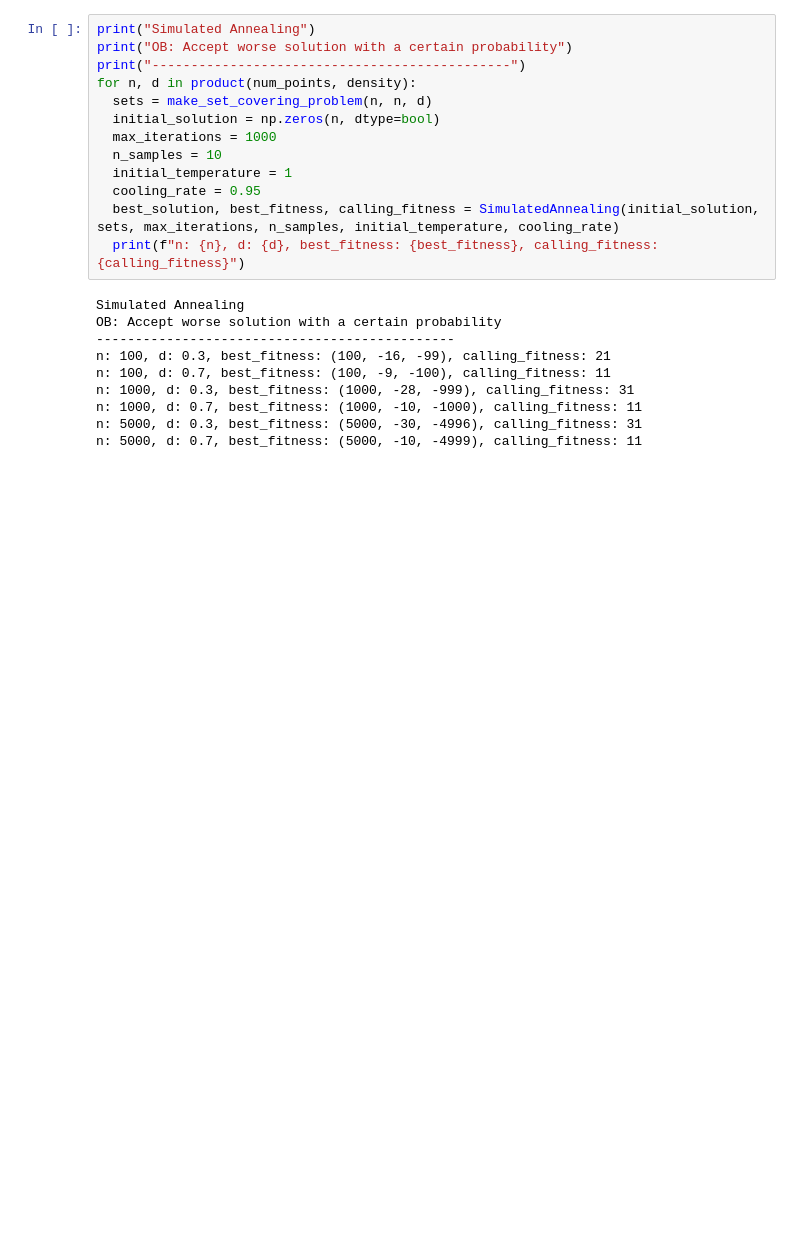
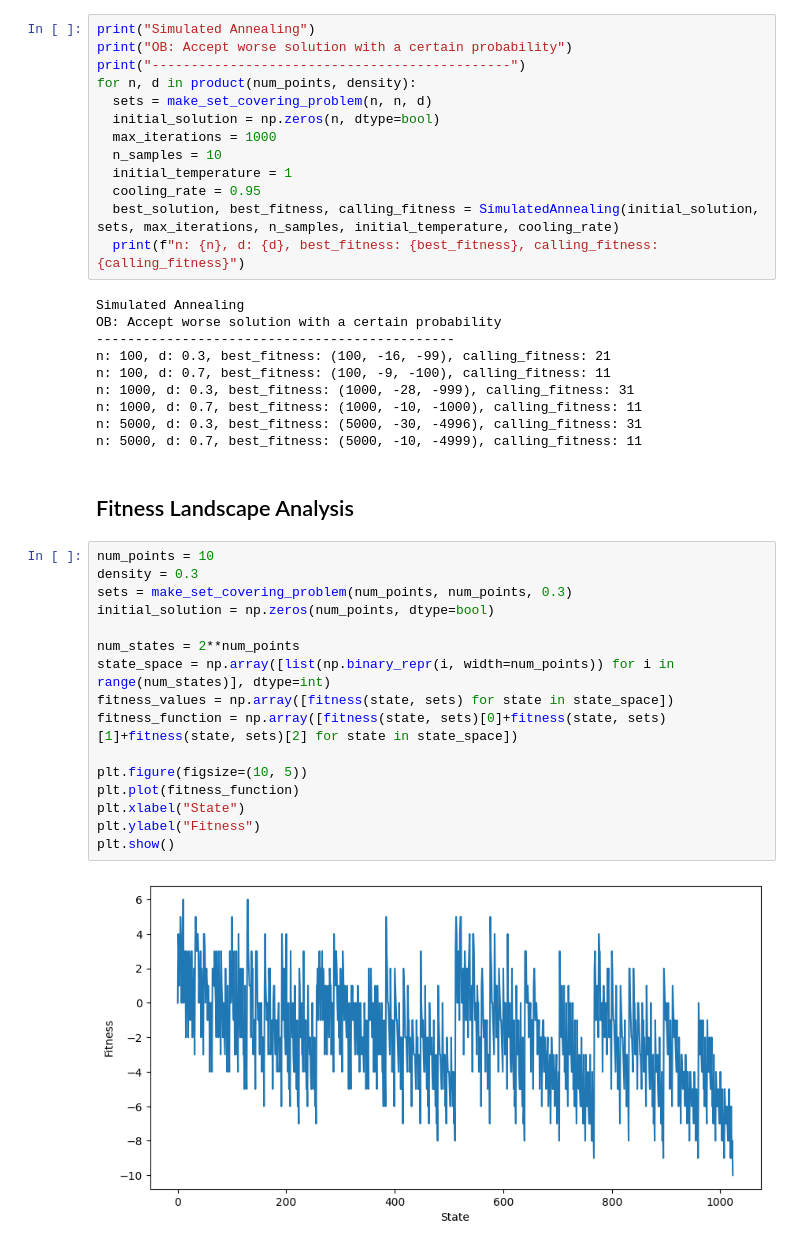
Before and after one commit to beatrice-occhiena/Computational_intelligence, a Jupyter notebook: Labs/Halloween_challenge/Halloween.ipynb, the cells around one changed output. Cells and saved outputs as stored; diff of their text form; blank space fills up the shorter version.

```diff
--- a/Labs/Halloween_challenge/Halloween.ipynb
+++ b/Labs/Halloween_challenge/Halloween.ipynb
@@ -236,3 +237,23 @@ n: 1000, d: 0.3, best_fitness: (1000, -28, -999), calling_fitness: 31
 n: 1000, d: 0.7, best_fitness: (1000, -10, -1000), calling_fitness: 11
 n: 5000, d: 0.3, best_fitness: (5000, -30, -4996), calling_fitness: 31
 n: 5000, d: 0.7, best_fitness: (5000, -10, -4999), calling_fitness: 11
+# %% [markdown]
+## Fitness Landscape Analysis
+# %%
+num_points = 10
+density = 0.3
+sets = make_set_covering_problem(num_points, num_points, 0.3)
+initial_solution = np.zeros(num_points, dtype=bool)
+
+num_states = 2**num_points
+state_space = np.array([list(np.binary_repr(i, width=num_points)) for i in range(num_states)], dtype=int)
+fitness_values = np.array([fitness(state, sets) for state in state_space])
+fitness_function = np.array([fitness(state, sets)[0]+fitness(state, sets)[1]+fitness(state, sets)[2] for state in state_space])
+
+plt.figure(figsize=(10, 5))
+plt.plot(fitness_function)
+plt.xlabel("State")
+plt.ylabel("Fitness")
+plt.show()
+# %% [output]
+[figure, added]
```
Also changed, not shown: parts of 2 cells of this notebook, 1 other file.
